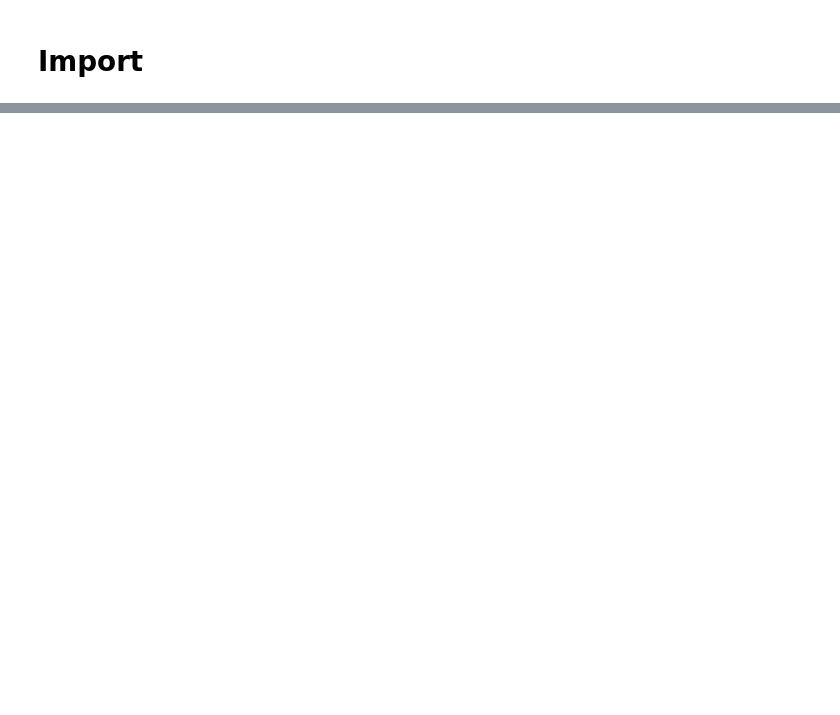
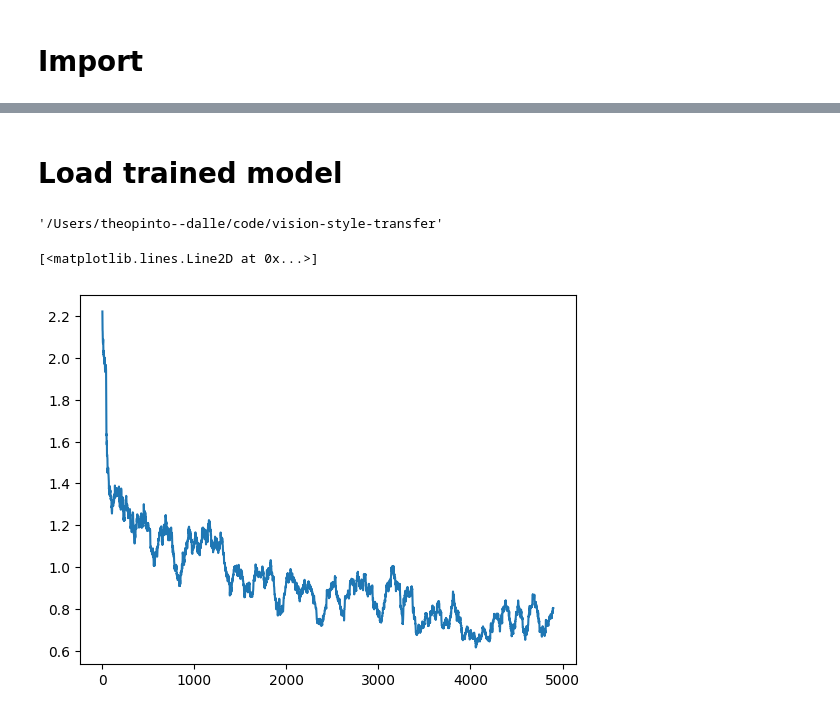
Before and after one commit to thpnt/vision-style-transfer, a Jupyter notebook: notebooks/test.ipynb, the cells around one changed output, grey strips where cells are left out. Drawn from its saved outputs; the diff is of its cells as text; code cells hidden in the pictures; blank space fills up the shorter version.

```diff
--- a/notebooks/test.ipynb
+++ b/notebooks/test.ipynb
@@ -48,0 +248,21 @@ dataset
+# %% [markdown]
+# Load trained model
+# %%
+project_root
+# %% [output]
+'/Users/theopinto--dalle/code/vision-style-transfer'
+# %%
+# Loss inscpections
+import json
+losses = json.load(open(project_root + '/models/saved/losses_epoch_1.json', 'r'))
+batch_losses = np.array(losses["batch_losses"])
+epoch_loss = np.array(losses["epoch_losses"])
+# %%
+# Moving average of the batch losses
+moving_average = np.convolve(batch_losses, np.ones(100)/100, mode='valid')
+
+# Plot moving average
+plt.plot(moving_average)
+# %% [output]
+[<matplotlib.lines.Line2D at 0x...>]
+[figure, added]
```
Also changed, not shown: parts of 41 cells of this notebook, 12 other files.
